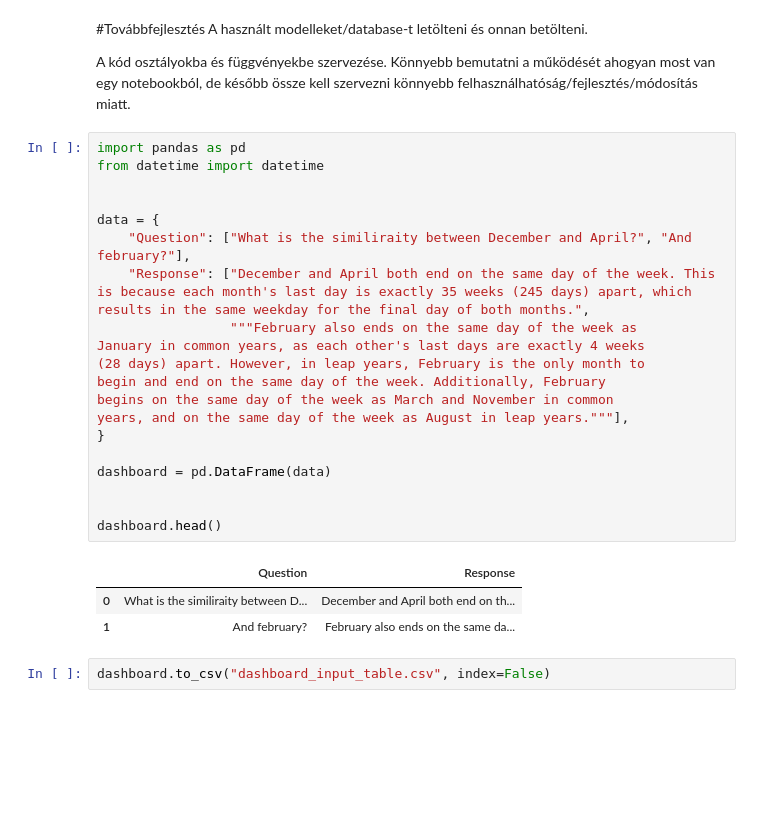
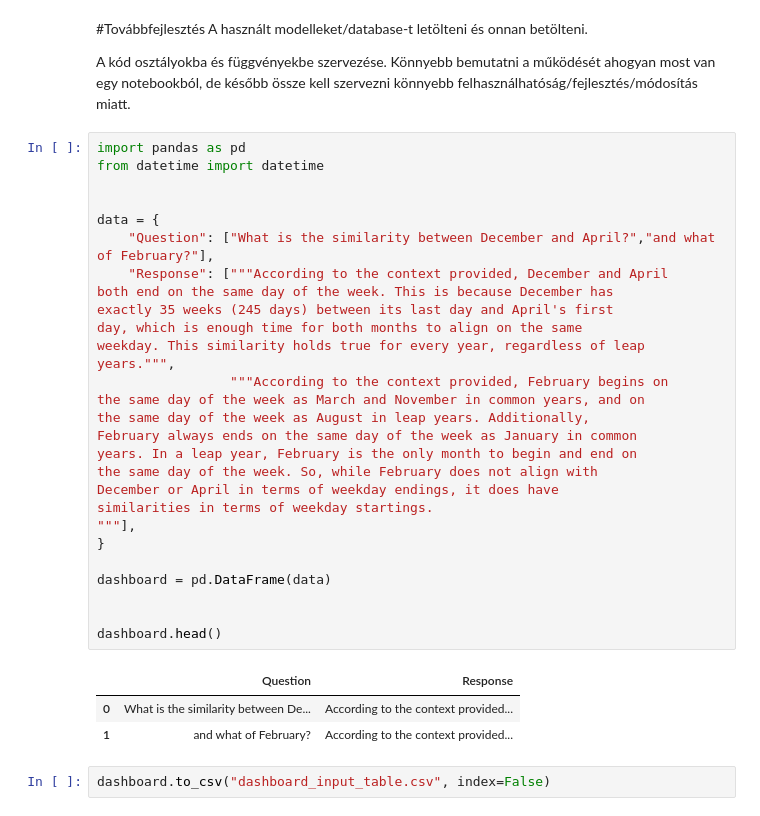
Before and after one commit to palviktortamas/RAG_Rerank, a Jupyter notebook: RAG_rerank.ipynb, the cells around one changed output. Saved outputs shown, nothing was run; the diff lists cells and outputs as text; blank space fills up the shorter version.

Commit message:
Made it look more pretty, functionality is the same.

```diff
--- a/RAG_rerank.ipynb
+++ b/RAG_rerank.ipynb
@@ -282,26 +281,34 @@ A kód osztályokba és függvényekbe szervezése. Könnyebb bemutatni a műkö
 # %%
 import pandas as pd
 from datetime import datetime
 
 
 data = {
-    "Question": ["What is the similiraity between December and April?", "And february?"],
-    "Response": ["December and April both end on the same day of the week. This is because each month's last day is exactly 35 weeks (245 days) apart, which results in the same weekday for the final day of both months.",
-                 """February also ends on the same day of the week as
-January in common years, as each other's last days are exactly 4 weeks
-(28 days) apart. However, in leap years, February is the only month to
-begin and end on the same day of the week. Additionally, February
-begins on the same day of the week as March and November in common
-years, and on the same day of the week as August in leap years."""],
+    "Question": ["What is the similarity between December and April?","and what of February?"],
+    "Response": ["""According to the context provided, December and April
+both end on the same day of the week. This is because December has
+exactly 35 weeks (245 days) between its last day and April's first
+day, which is enough time for both months to align on the same
+weekday. This similarity holds true for every year, regardless of leap
+years.""",
+                 """According to the context provided, February begins on
+the same day of the week as March and November in common years, and on
+the same day of the week as August in leap years. Additionally,
+February always ends on the same day of the week as January in common
+years. In a leap year, February is the only month to begin and end on
+the same day of the week. So, while February does not align with
+December or April in terms of weekday endings, it does have
+similarities in terms of weekday startings.
+"""],
 }
 
 dashboard = pd.DataFrame(data)
 
 
 dashboard.head()
 # %% [output]
 |  | Question | Response |
-| 0 | What is the similiraity between D... | December and April both end on th... |
-| 1 | And february? | February also ends on the same da... |
+| 0 | What is the similarity between De... | According to the context provided... |
+| 1 | and what of February? | According to the context provided... |
 # %%
 dashboard.to_csv("dashboard_input_table.csv", index=False)
```
Also changed, not shown: parts of 13 cells of this notebook, 1 other file.
